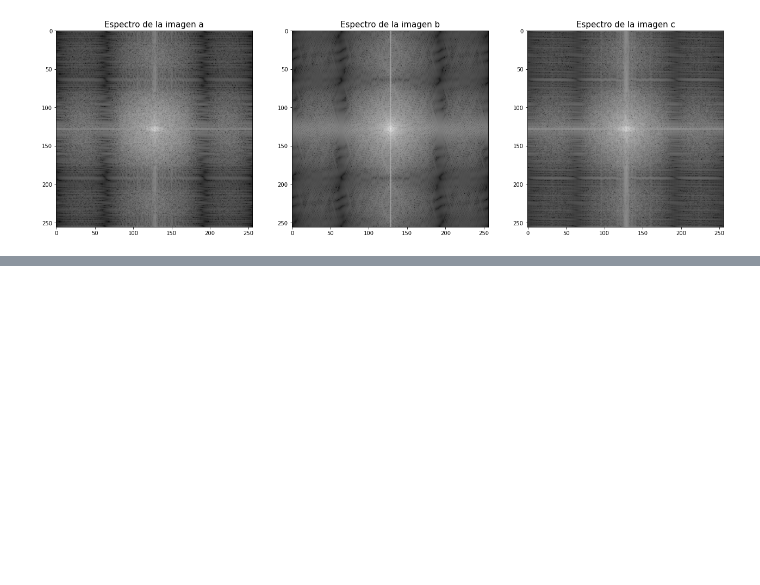
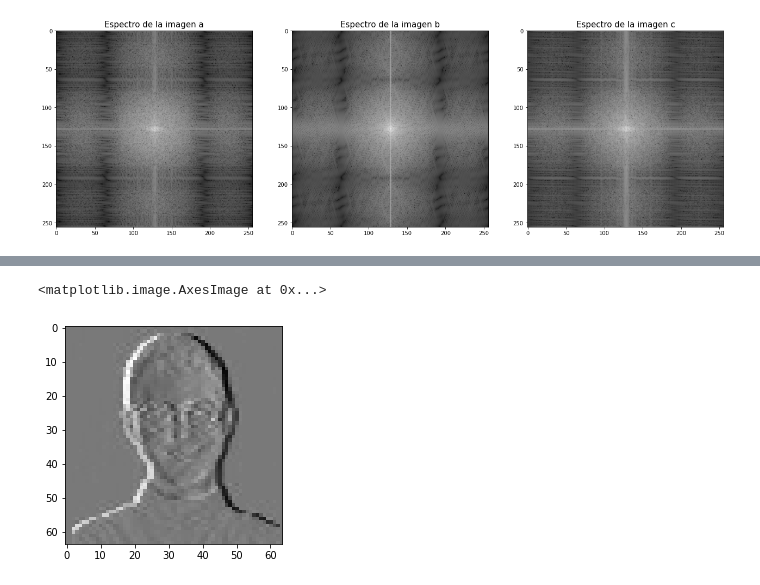
Before and after one commit to asp-image-dsp/image-processing-tp01, a Jupyter notebook: notebooks/exercise_05.ipynb, the cells around one changed output, grey strips where cells are left out. Cells and saved outputs as stored; diff of their text form; code cells hidden in the pictures; blank space fills up the shorter version.

```diff
--- a/notebooks/exercise_05.ipynb
+++ b/notebooks/exercise_05.ipynb
@@ -156,0 +165,8 @@ plt.show()
+# %%
+def derivative_y(image: np.array):
+    derivative = np.zeros((image.shape[0], image.shape[1]))
+    for i in range(image.shape[0]):
+        for j in range(image.shape[1]):
+            if (j - 1 > 0) and (j + 1 < image.shape[0]):
+                derivative[i, j] = (image[i, j - 1] - image[i, j + 1]) / 2
+    return derivative
@@ -156,0 +175,2 @@ plt.show()
+# %%
+image_dy = derivative_y(image_b)
@@ -156,0 +184,5 @@ plt.show()
+# %%
+plt.imshow(image_dy, cmap='gray')
+# %% [output]
+<matplotlib.image.AxesImage at 0x...>
+[figure, added]
```
Also changed, not shown: parts of 6 cells of this notebook.
